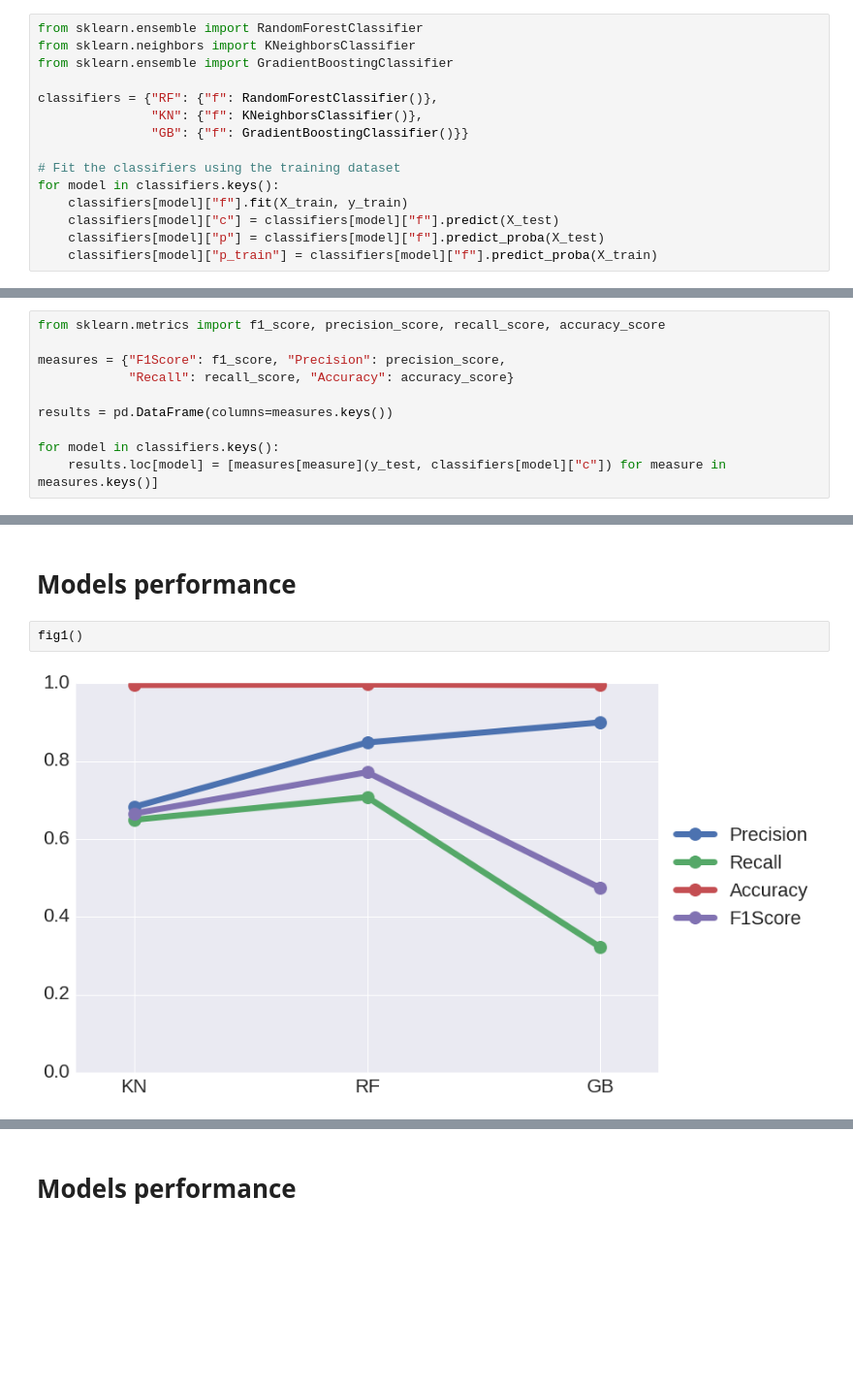
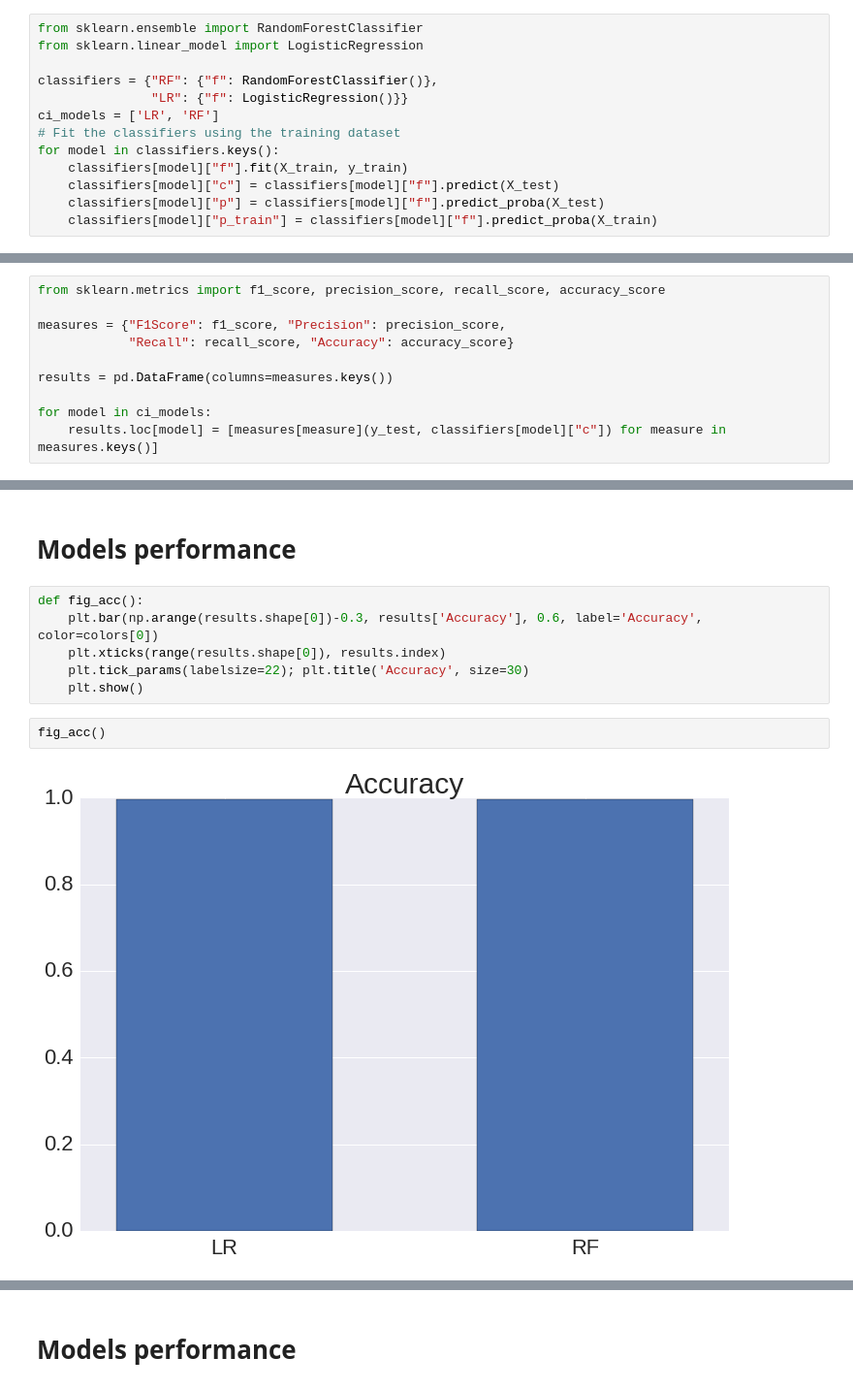
Before and after one commit to albahnsen/CostSensitiveClassification, a Jupyter notebook: doc/tutorials/slides_edcs_fraud_detection.ipynb, the cells around one changed output, grey strips where cells are left out. Shown at 97% size. Saved outputs shown, nothing was run; the diff lists cells and outputs as text; blank space fills up the shorter version.

```diff
--- a/doc/tutorials/slides_edcs_fraud_detection.ipynb
+++ b/doc/tutorials/slides_edcs_fraud_detection.ipynb
@@ -202,13 +227,11 @@ train_test_split(data.data, data.target, data.cost_mat)
 ### Fit models
 # %%
 from sklearn.ensemble import RandomForestClassifier
-from sklearn.neighbors import KNeighborsClassifier
-from sklearn.ensemble import GradientBoostingClassifier
+from sklearn.linear_model import LogisticRegression
 
 classifiers = {"RF": {"f": RandomForestClassifier()},
-               "KN": {"f": KNeighborsClassifier()},
-               "GB": {"f": GradientBoostingClassifier()}}
-
+               "LR": {"f": LogisticRegression()}}
+ci_models = ['LR', 'RF']
 # Fit the classifiers using the training dataset
 for model in classifiers.keys():
     classifiers[model]["f"].fit(X_train, y_train)
@@ -233,5 +260,5 @@ measures = {"F1Score": f1_score, "Precision": precision_score,
 
 results = pd.DataFrame(columns=measures.keys())
 
-for model in classifiers.keys():
+for model in ci_models:
     results.loc[model] = [measures[measure](y_test, classifiers[model]["c"]) for measure in measures.keys()]
@@ -248,6 +265,12 @@ def fig1():
 # %% [markdown]
 # Models performance
-# %%
-fig1()
-# %% [output]
-[figure, removed]
+# %%
+def fig_acc():
+    plt.bar(np.arange(results.shape[0])-0.3, results['Accuracy'], 0.6, label='Accuracy', color=colors[0])
+    plt.xticks(range(results.shape[0]), results.index)
+    plt.tick_params(labelsize=22); plt.title('Accuracy', size=30)
+    plt.show()
+# %%
+fig_acc()
+# %% [output]
+[figure, added]
```
Also changed, not shown: parts of 46 cells of this notebook.
